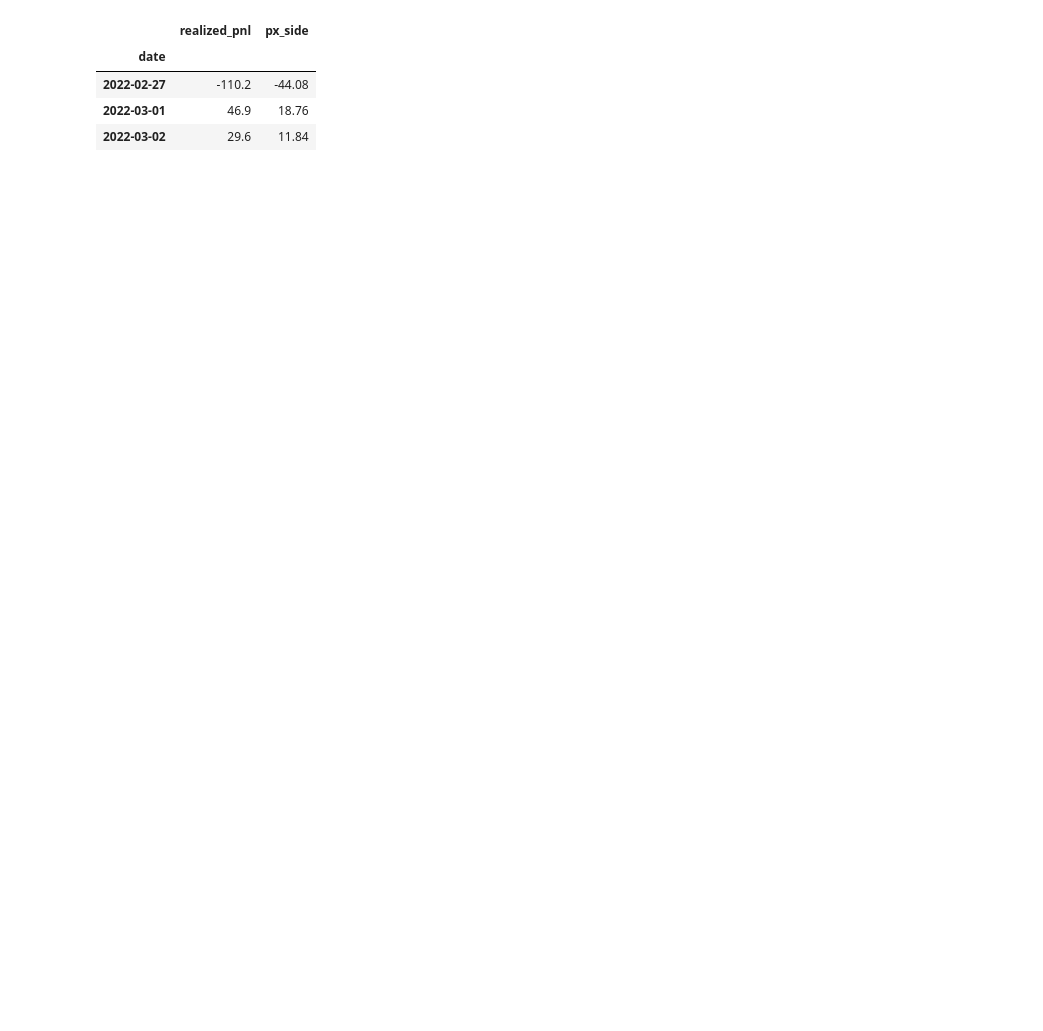
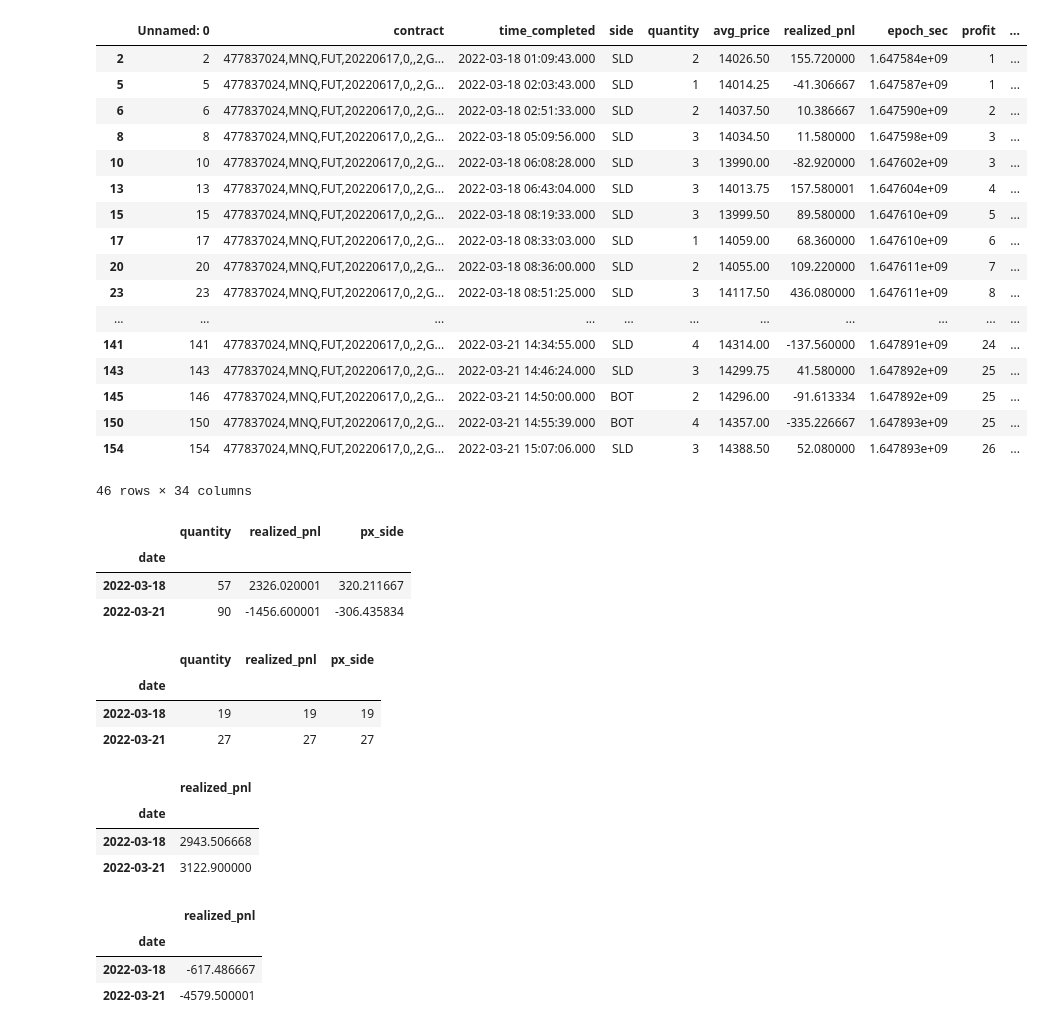
Before and after one commit to RaenonX-Finance/rx-trade-ib, a Jupyter notebook: archive/notebooks/execution_analysis.ipynb, the cells around one changed output. Drawn from its saved outputs; the diff is of its cells as text; code cells hidden in the pictures; blank space fills up the shorter version.

```diff
--- a/archive/notebooks/execution_analysis.ipynb
+++ b/archive/notebooks/execution_analysis.ipynb
@@ -42,8 +39,45 @@ get_executions_df("../../execution-461318792.csv")
-# %%
-get_executions_df("../../execution-477836934.csv")
-# %% [output]
-|  | realized_pnl | px_side |
-| date |  |  |
-| 2022-02-27 | -110.2 | -44.08 |
-| 2022-03-01 | 46.9 | 18.76 |
-| 2022-03-02 | 29.6 | 11.84 |
+# %%
+def get_executions_ungroup(file_path: str):
+    df = pd.read_csv(file_path)
+    df = df[df["realized_pnl"].notnull()]
+    df["date"] = pd.to_datetime(df["time_completed"]).dt.date
+
+    cols = ["quantity", "realized_pnl", "px_side"]
+
+    return df, df.groupby("date").sum()[cols], df.groupby("date").count()[cols]
+
+df_all, df_sum, df_count = get_executions_ungroup("../../execution-477837024.csv")
+df_all
+# %% [output]
+|  | Unnamed: 0 | contract | time_completed | side | quantity | avg_price | realized_pnl | epoch_sec | profit | ... |
+| 2 | 2 | 477837024,MNQ,FUT,20220617,0,,2,G... | 2022-03-18 01:09:43.000 | SLD | 2 | 14026.50 | 155.720000 | 1.647584e+09 | 1 | ... |
+| 5 | 5 | 477837024,MNQ,FUT,20220617,0,,2,G... | 2022-03-18 02:03:43.000 | SLD | 1 | 14014.25 | -41.306667 | 1.647587e+09 | 1 | ... |
+| 6 | 6 | 477837024,MNQ,FUT,20220617,0,,2,G... | 2022-03-18 02:51:33.000 | SLD | 2 | 14037.50 | 10.386667 | 1.647590e+09 | 2 | ... |
+| 8 | 8 | 477837024,MNQ,FUT,20220617,0,,2,G... | 2022-03-18 05:09:56.000 | SLD | 3 | 14034.50 | 11.580000 | 1.647598e+09 | 3 | ... |
+| 10 | 10 | 477837024,MNQ,FUT,20220617,0,,2,G... | 2022-03-18 06:08:28.000 | SLD | 3 | 13990.00 | -82.920000 | 1.647602e+09 | 3 | ... |
+| 13 | 13 | 477837024,MNQ,FUT,20220617,0,,2,G... | 2022-03-18 06:43:04.000 | SLD | 3 | 14013.75 | 157.580001 | 1.647604e+09 | 4 | ... |
+| 15 | 15 | 477837024,MNQ,FUT,20220617,0,,2,G... | 2022-03-18 08:19:33.000 | SLD | 3 | 13999.50 | 89.580000 | 1.647610e+09 | 5 | ... |
+| 17 | 17 | 477837024,MNQ,FUT,20220617,0,,2,G... | 2022-03-18 08:33:03.000 | SLD | 1 | 14059.00 | 68.360000 | 1.647610e+09 | 6 | ... |
+| 20 | 20 | 477837024,MNQ,FUT,20220617,0,,2,G... | 2022-03-18 08:36:00.000 | SLD | 2 | 14055.00 | 109.220000 | 1.647611e+09 | 7 | ... |
+| 23 | 23 | 477837024,MNQ,FUT,20220617,0,,2,G... | 2022-03-18 08:51:25.000 | SLD | 3 | 14117.50 | 436.080000 | 1.647611e+09 | 8 | ... |
+| ... | ... | ... | ... | ... | ... | ... | ... | ... | ... | ... |
+| 141 | 141 | 477837024,MNQ,FUT,20220617,0,,2,G... | 2022-03-21 14:34:55.000 | SLD | 4 | 14314.00 | -137.560000 | 1.647891e+09 | 24 | ... |
+| 143 | 143 | 477837024,MNQ,FUT,20220617,0,,2,G... | 2022-03-21 14:46:24.000 | SLD | 3 | 14299.75 | 41.580000 | 1.647892e+09 | 25 | ... |
+| 145 | 146 | 477837024,MNQ,FUT,20220617,0,,2,G... | 2022-03-21 14:50:00.000 | BOT | 2 | 14296.00 | -91.613334 | 1.647892e+09 | 25 | ... |
+| 150 | 150 | 477837024,MNQ,FUT,20220617,0,,2,G... | 2022-03-21 14:55:39.000 | BOT | 4 | 14357.00 | -335.226667 | 1.647893e+09 | 25 | ... |
+| 154 | 154 | 477837024,MNQ,FUT,20220617,0,,2,G... | 2022-03-21 15:07:06.000 | SLD | 3 | 14388.50 | 52.080000 | 1.647893e+09 | 26 | ... |
+46 rows × 34 columns
+# %%
+df_sum
+# %% [output]
+|  | quantity | realized_pnl | px_side |
+| date |  |  |  |
+| 2022-03-18 | 57 | 2326.020001 | 320.211667 |
+| 2022-03-21 | 90 | -1456.600001 | -306.435834 |
+# %%
+df_count
+# %% [output]
+|  | quantity | realized_pnl | px_side |
+| date |  |  |  |
+| 2022-03-18 | 19 | 19 | 19 |
+| 2022-03-21 | 27 | 27 | 27 |
@@ -49,0 +93,14 @@ get_executions_df("../../execution-477836934.csv")
+# %%
+df_pos
+# %% [output]
+|  | realized_pnl |
+| date |  |
+| 2022-03-18 | 2943.506668 |
+| 2022-03-21 | 3122.900000 |
+# %%
+df_neg
+# %% [output]
+|  | realized_pnl |
+| date |  |
+| 2022-03-18 | -617.486667 |
+| 2022-03-21 | -4579.500001 |
```
Also changed, not shown: parts of 3 cells of this notebook, 13 other files.
